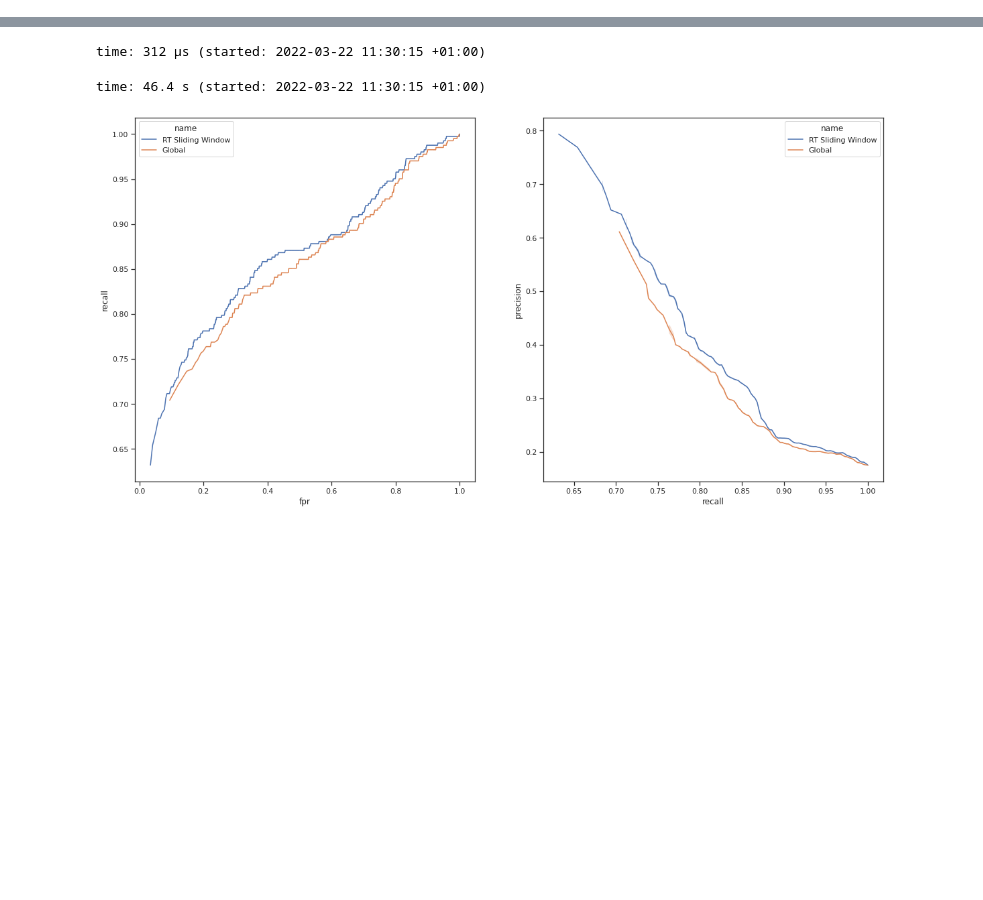
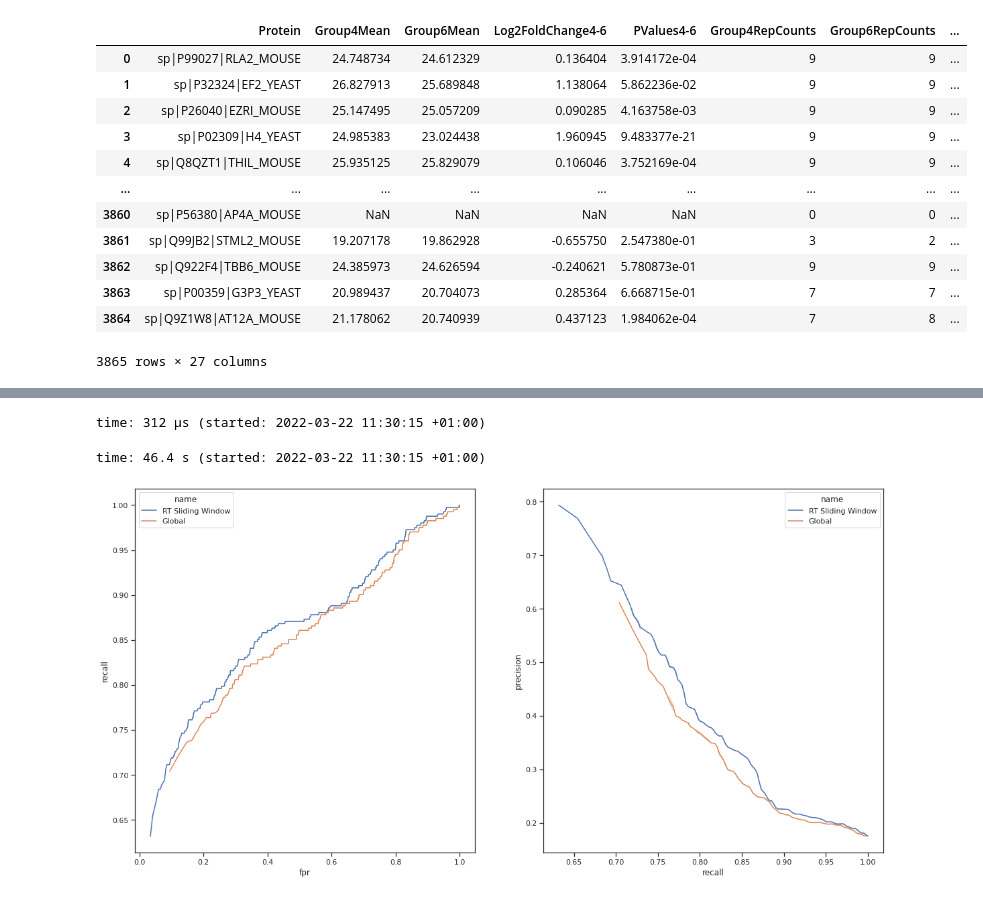
Before and after one commit to InfectionMedicineProteomics/DPKS, a Jupyter notebook: notebooks/rt_sliding_window_normalization.ipynb, the cells around one changed output, grey strips where cells are left out. Cells and saved outputs as stored; diff of their text form; code cells hidden in the pictures; blank space fills up the shorter version.

```diff
--- a/notebooks/rt_sliding_window_normalization.ipynb
+++ b/notebooks/rt_sliding_window_normalization.ipynb
@@ -81,0 +82,16 @@ time: 14 s (started: 2022-03-22 11:29:59 +01:00)
+# %%
+compared_data.to_df()
+# %% [output]
+|  | Protein | Group4Mean | Group6Mean | Log2FoldChange4-6 | PValues4-6 | Group4RepCounts | Group6RepCounts | ... |
+| 0 | sp|P99027|RLA2_MOUSE | 24.748734 | 24.612329 | 0.136404 | 3.914172e-04 | 9 | 9 | ... |
+| 1 | sp|P32324|EF2_YEAST | 26.827913 | 25.689848 | 1.138064 | 5.862236e-02 | 9 | 9 | ... |
+| 2 | sp|P26040|EZRI_MOUSE | 25.147495 | 25.057209 | 0.090285 | 4.163758e-03 | 9 | 9 | ... |
+| 3 | sp|P02309|H4_YEAST | 24.985383 | 23.024438 | 1.960945 | 9.483377e-21 | 9 | 9 | ... |
+| 4 | sp|Q8QZT1|THIL_MOUSE | 25.935125 | 25.829079 | 0.106046 | 3.752169e-04 | 9 | 9 | ... |
+| ... | ... | ... | ... | ... | ... | ... | ... | ... |
+| 3860 | sp|P56380|AP4A_MOUSE | NaN | NaN | NaN | NaN | 0 | 0 | ... |
+| 3861 | sp|Q99JB2|STML2_MOUSE | 19.207178 | 19.862928 | -0.655750 | 2.547380e-01 | 3 | 2 | ... |
+| 3862 | sp|Q922F4|TBB6_MOUSE | 24.385973 | 24.626594 | -0.240621 | 5.780873e-01 | 9 | 9 | ... |
+| 3863 | sp|P00359|G3P3_YEAST | 20.989437 | 20.704073 | 0.285364 | 6.668715e-01 | 7 | 7 | ... |
+| 3864 | sp|Q9Z1W8|AT12A_MOUSE | 21.178062 | 20.740939 | 0.437123 | 1.984062e-04 | 7 | 8 | ... |
+3865 rows × 27 columns
```
Also changed, not shown: parts of 6 cells of this notebook, 5 other files.
